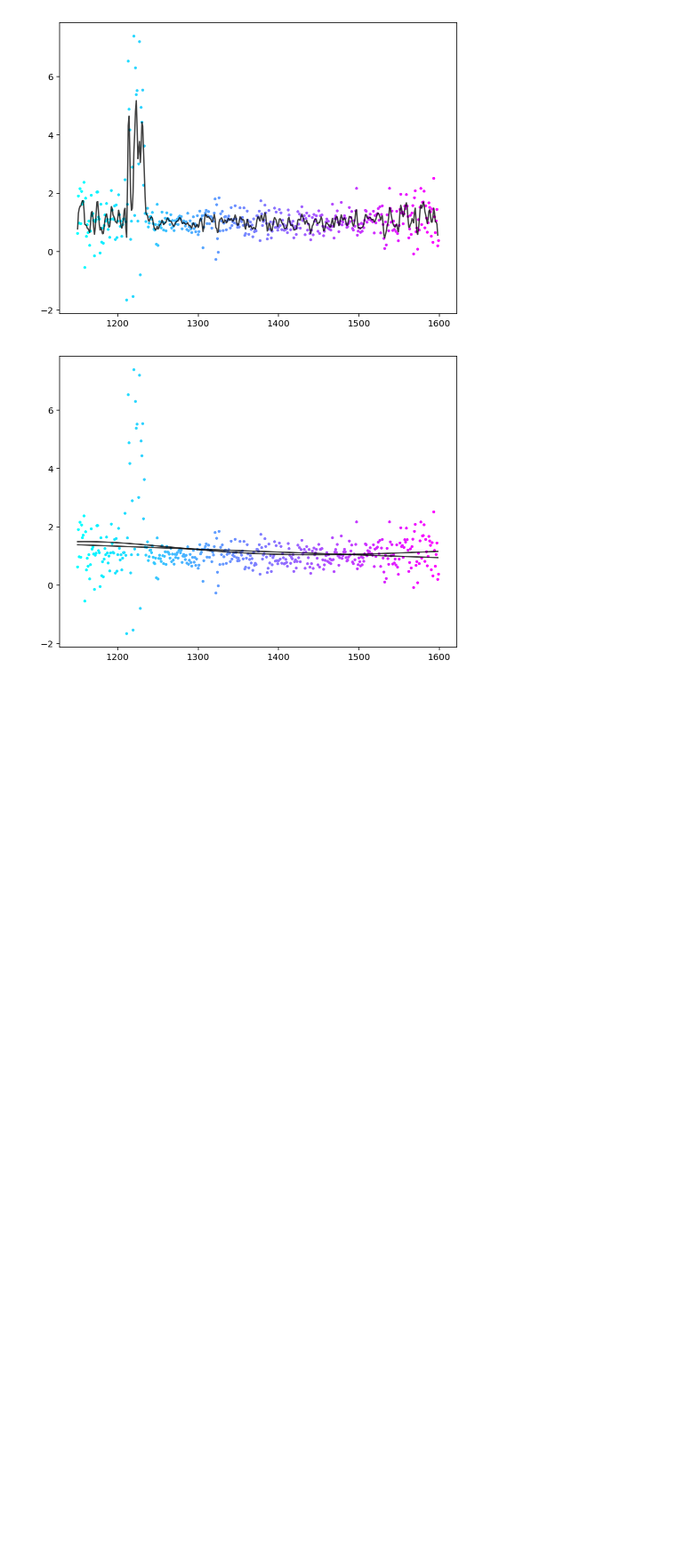
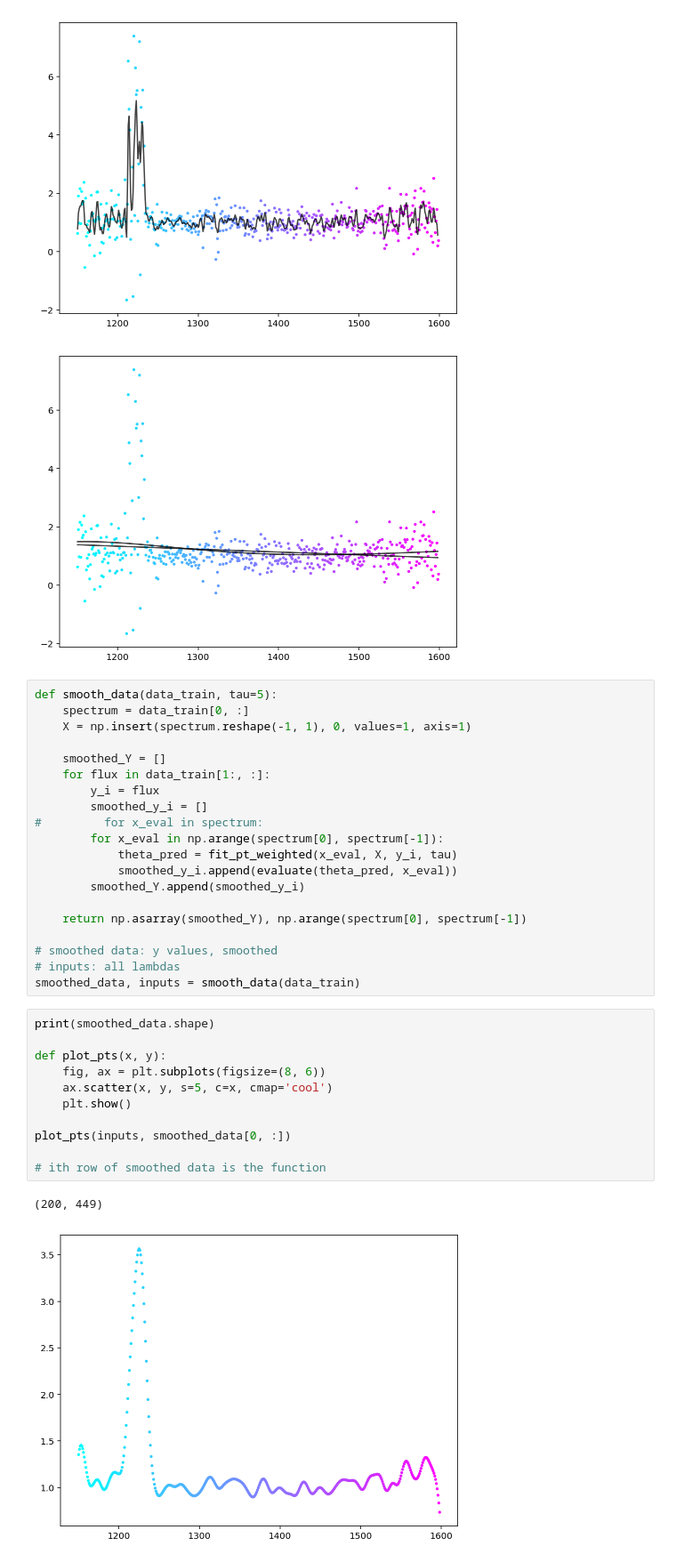
Before and after one commit to themichaelyang/cs229, a Jupyter notebook: pset1/1.5.ipynb, the cells around one changed output. Shown at 89% size. Cells and saved outputs as stored; diff of their text form; blank space fills up the shorter version.

Commit message:
refactored locally weighted regression

```diff
--- a/pset1/1.5.ipynb
+++ b/pset1/1.5.ipynb
@@ -90,3 +93,37 @@ fit_row_1_weighted(data_train, [100, 1000])
 # %% [output]
 [figure]
 [figure]
+# %%
+def smooth_data(data_train, tau=5):
+    spectrum = data_train[0, :]
+    X = np.insert(spectrum.reshape(-1, 1), 0, values=1, axis=1)
+
+    smoothed_Y = []
+    for flux in data_train[1:, :]:
+        y_i = flux
+        smoothed_y_i = []
+#         for x_eval in spectrum:
+        for x_eval in np.arange(spectrum[0], spectrum[-1]):
+            theta_pred = fit_pt_weighted(x_eval, X, y_i, tau)
+            smoothed_y_i.append(evaluate(theta_pred, x_eval))
+        smoothed_Y.append(smoothed_y_i)
+
+    return np.asarray(smoothed_Y), np.arange(spectrum[0], spectrum[-1])
+
+# smoothed data: y values, smoothed
+# inputs: all lambdas
+smoothed_data, inputs = smooth_data(data_train)
+# %%
+print(smoothed_data.shape)
+
+def plot_pts(x, y):
+    fig, ax = plt.subplots(figsize=(8, 6))
+    ax.scatter(x, y, s=5, c=x, cmap='cool')
+    plt.show()
+
+plot_pts(inputs, smoothed_data[0, :])
+
+# ith row of smoothed data is the function
+# %% [output]
+(200, 449)
+[figure, added]
```
Also changed, not shown: parts of 5 cells of this notebook, 2 other files.
